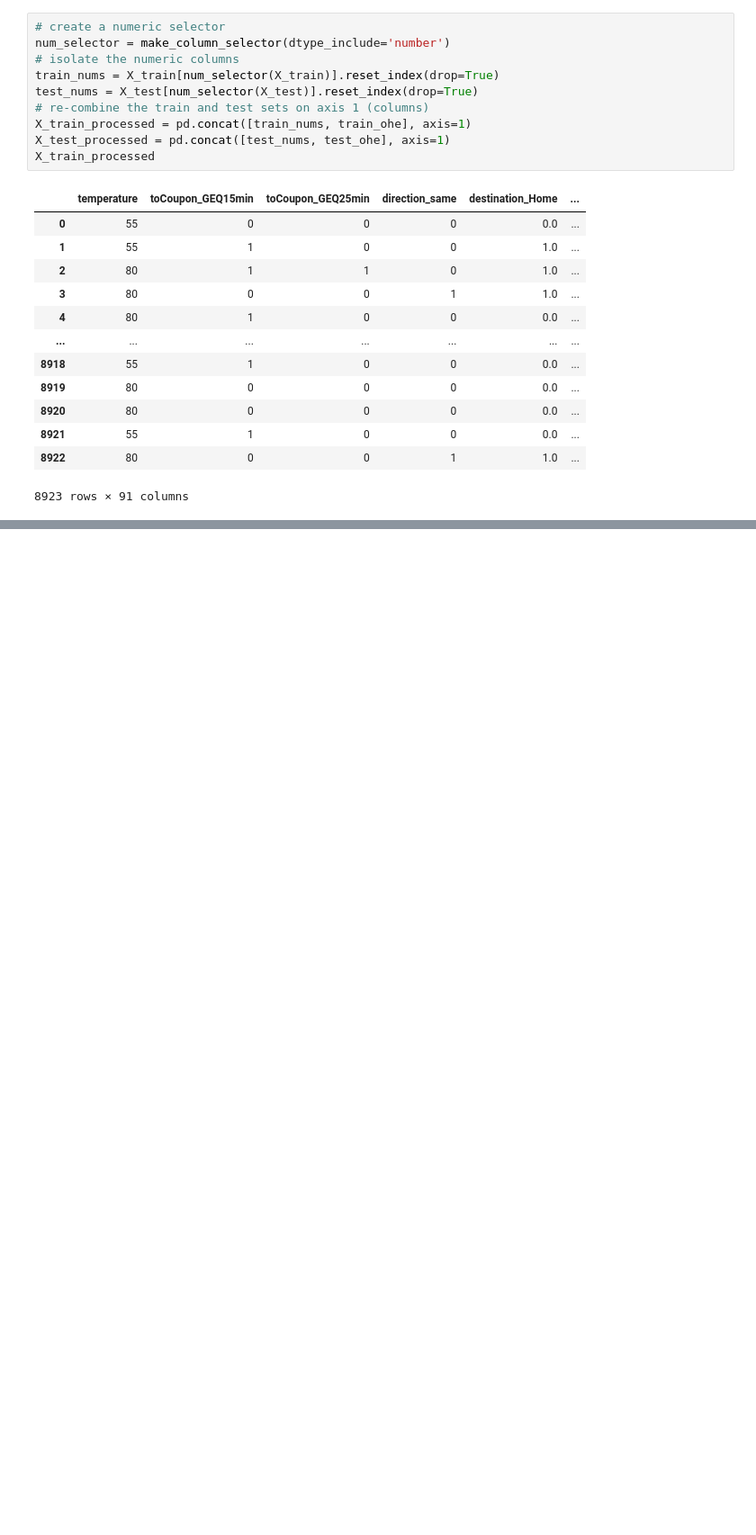
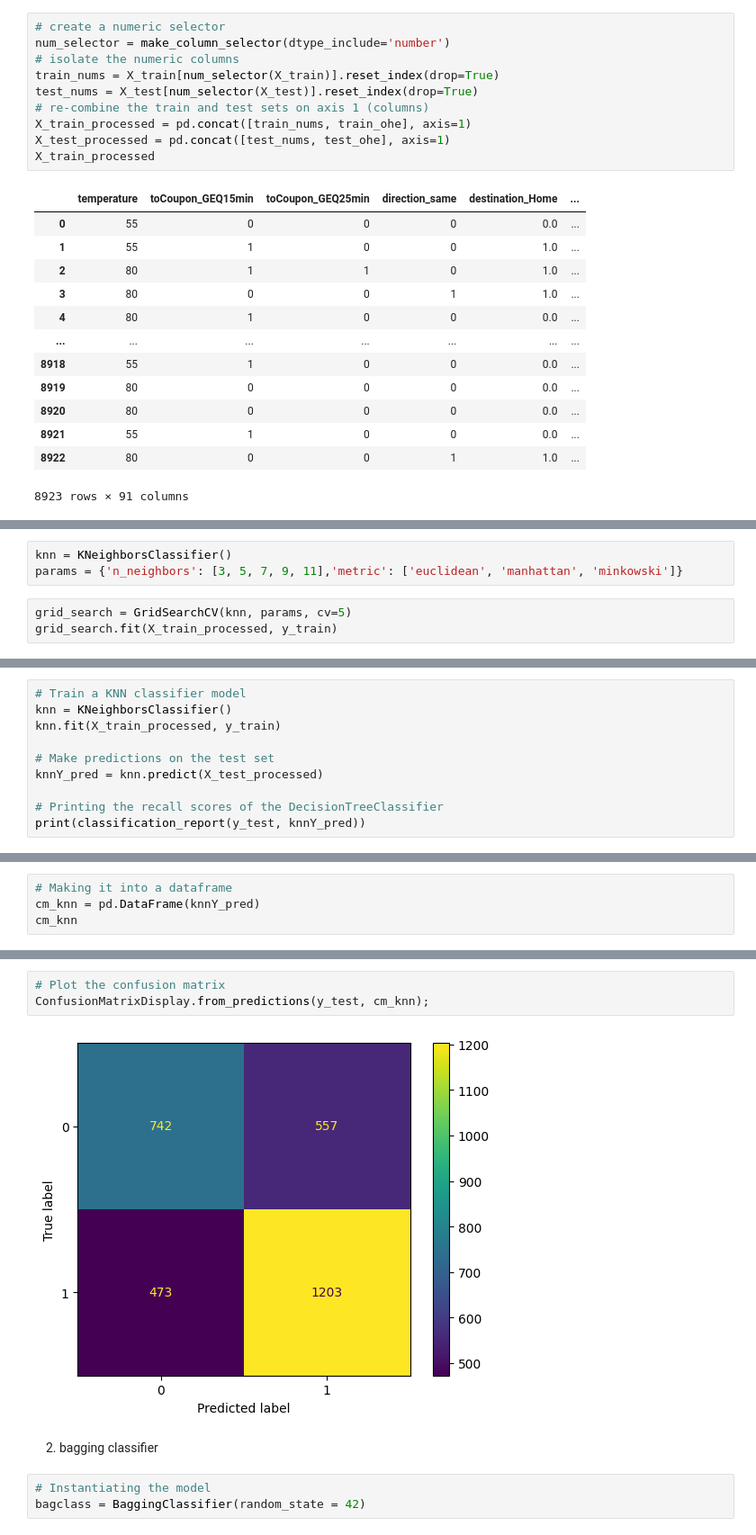
Before and after one commit to Oruka01/Food-Sale-Predictions, a Jupyter notebook: Project_2_Part_4.ipynb, the cells around one changed output, grey strips where cells are left out. Shown at 90% size. Drawn from its saved outputs; the diff is of its cells as text; blank space fills up the shorter version.

```diff
--- a/Project_2_Part_4.ipynb
+++ b/Project_2_Part_4.ipynb
@@ -888,0 +715,6 @@ I choose the decision tree model.
+# %%
+knn = KNeighborsClassifier()
+params = {'n_neighbors': [3, 5, 7, 9, 11],'metric': ['euclidean', 'manhattan', 'minkowski']}
+# %%
+grid_search = GridSearchCV(knn, params, cv=5)
+grid_search.fit(X_train_processed, y_train)
@@ -888,0 +734,10 @@ I choose the decision tree model.
+# %%
+# Train a KNN classifier model
+knn = KNeighborsClassifier()
+knn.fit(X_train_processed, y_train)
+
+# Make predictions on the test set
+knnY_pred = knn.predict(X_test_processed)
+
+# Printing the recall scores of the DecisionTreeClassifier
+print(classification_report(y_test, knnY_pred))
@@ -888,0 +761,4 @@ I choose the decision tree model.
+# %%
+# Making it into a dataframe
+cm_knn = pd.DataFrame(knnY_pred)
+cm_knn
@@ -888,0 +779,10 @@ I choose the decision tree model.
+# %%
+# Plot the confusion matrix
+ConfusionMatrixDisplay.from_predictions(y_test, cm_knn);
+# %% [output]
+[figure, added]
+# %% [markdown]
+2) bagging classifier
+# %%
+# Instantiating the model
+bagclass = BaggingClassifier(random_state = 42)
```
Also changed, not shown: parts of 104 cells of this notebook.
